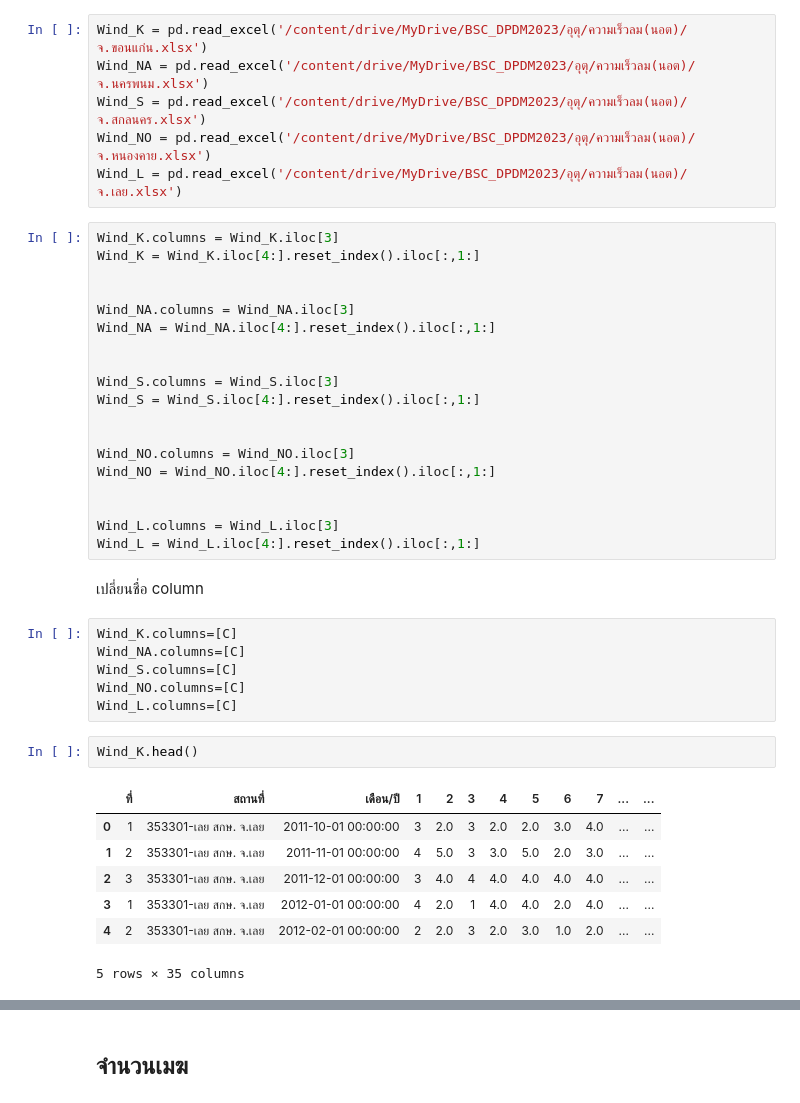
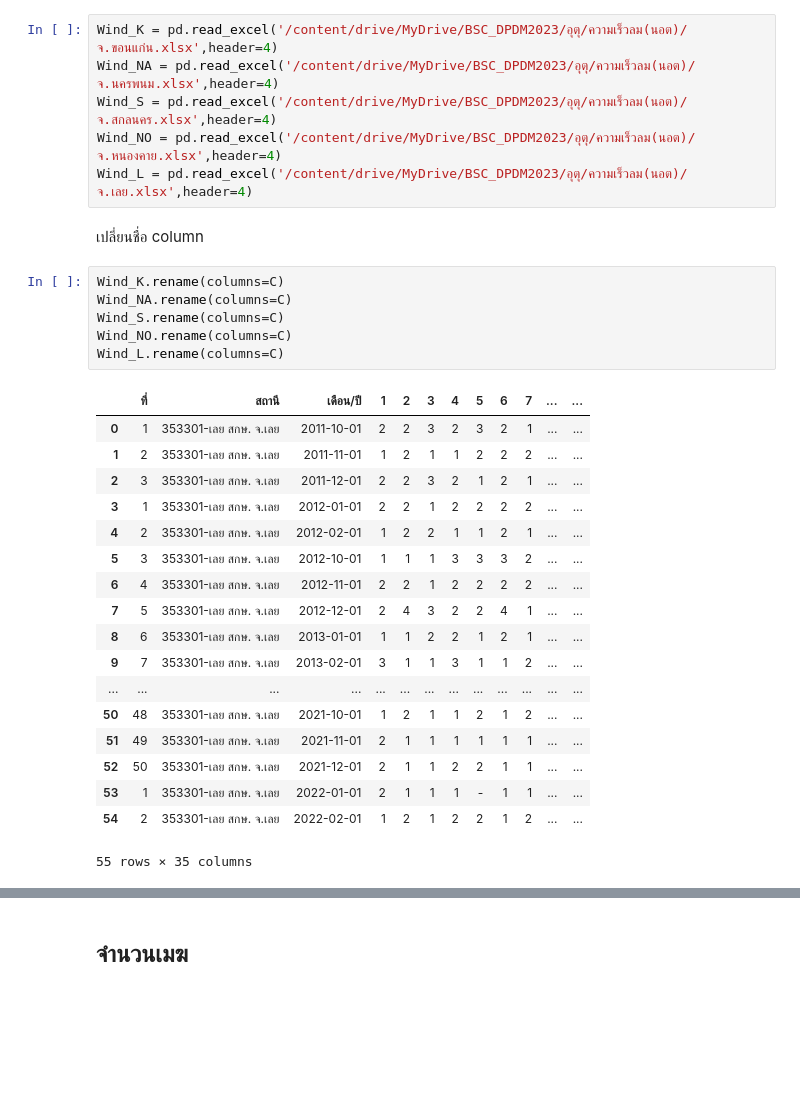
Before and after one commit to kitiluck/BSC_DPDM23, a Jupyter notebook: midterm_bscdpdm23.ipynb, the cells around one changed output, grey strips where cells are left out. Drawn from its saved outputs; the diff is of its cells as text; blank space fills up the shorter version.

```diff
--- a/midterm_bscdpdm23.ipynb
+++ b/midterm_bscdpdm23.ipynb
@@ -215,45 +103,35 @@ Rhum_L.head()
 # %% [markdown]
 ## ความเร็วลม
 # %%
-Wind_K = pd.read_excel('/content/drive/MyDrive/BSC_DPDM2023/อุตุ/ความเร็วลม(นอต)/จ.ขอนแก่น.xlsx')
-Wind_NA = pd.read_excel('/content/drive/MyDrive/BSC_DPDM2023/อุตุ/ความเร็วลม(นอต)/จ.นครพนม.xlsx')
-Wind_S = pd.read_excel('/content/drive/MyDrive/BSC_DPDM2023/อุตุ/ความเร็วลม(นอต)/จ.สกลนคร.xlsx')
-Wind_NO = pd.read_excel('/content/drive/MyDrive/BSC_DPDM2023/อุตุ/ความเร็วลม(นอต)/จ.หนองคาย.xlsx')
-Wind_L = pd.read_excel('/content/drive/MyDrive/BSC_DPDM2023/อุตุ/ความเร็วลม(นอต)/จ.เลย.xlsx')
+Wind_K = pd.read_excel('/content/drive/MyDrive/BSC_DPDM2023/อุตุ/ความเร็วลม(นอต)/จ.ขอนแก่น.xlsx',header=4)
+Wind_NA = pd.read_excel('/content/drive/MyDrive/BSC_DPDM2023/อุตุ/ความเร็วลม(นอต)/จ.นครพนม.xlsx',header=4)
+Wind_S = pd.read_excel('/content/drive/MyDrive/BSC_DPDM2023/อุตุ/ความเร็วลม(นอต)/จ.สกลนคร.xlsx',header=4)
+Wind_NO = pd.read_excel('/content/drive/MyDrive/BSC_DPDM2023/อุตุ/ความเร็วลม(นอต)/จ.หนองคาย.xlsx',header=4)
+Wind_L = pd.read_excel('/content/drive/MyDrive/BSC_DPDM2023/อุตุ/ความเร็วลม(นอต)/จ.เลย.xlsx',header=4)
-# %%
-Wind_K.columns = Wind_K.iloc[3]
-Wind_K = Wind_K.iloc[4:].reset_index().iloc[:,1:]
-
-
-Wind_NA.columns = Wind_NA.iloc[3]
-Wind_NA = Wind_NA.iloc[4:].reset_index().iloc[:,1:]
-
-
-Wind_S.columns = Wind_S.iloc[3]
-Wind_S = Wind_S.iloc[4:].reset_index().iloc[:,1:]
-
-
-Wind_NO.columns = Wind_NO.iloc[3]
-Wind_NO = Wind_NO.iloc[4:].reset_index().iloc[:,1:]
-
-
-Wind_L.columns = Wind_L.iloc[3]
-Wind_L = Wind_L.iloc[4:].reset_index().iloc[:,1:]
 # %% [markdown]
 เปลี่ยนชื่อ column
 # %%
-Wind_K.columns=[C]
-Wind_NA.columns=[C]
-Wind_S.columns=[C]
-Wind_NO.columns=[C]
-Wind_L.columns=[C]
+Wind_K.rename(columns=C)
+Wind_NA.rename(columns=C)
+Wind_S.rename(columns=C)
+Wind_NO.rename(columns=C)
+Wind_L.rename(columns=C)
+# %% [output]
+|  | ที่ | สถานี | เดือน/ปี | 1 | 2 | 3 | 4 | 5 | 6 | 7 | ... | ... |
+| 0 | 1 | 353301-เลย สกษ. จ.เลย | 2011-10-01 | 2 | 2 | 3 | 2 | 3 | 2 | 1 | ... | ... |
+| 1 | 2 | 353301-เลย สกษ. จ.เลย | 2011-11-01 | 1 | 2 | 1 | 1 | 2 | 2 | 2 | ... | ... |
+| 2 | 3 | 353301-เลย สกษ. จ.เลย | 2011-12-01 | 2 | 2 | 3 | 2 | 1 | 2 | 1 | ... | ... |
+| 3 | 1 | 353301-เลย สกษ. จ.เลย | 2012-01-01 | 2 | 2 | 1 | 2 | 2 | 2 | 2 | ... | ... |
+| 4 | 2 | 353301-เลย สกษ. จ.เลย | 2012-02-01 | 1 | 2 | 2 | 1 | 1 | 2 | 1 | ... | ... |
+| 5 | 3 | 353301-เลย สกษ. จ.เลย | 2012-10-01 | 1 | 1 | 1 | 3 | 3 | 3 | 2 | ... | ... |
+| 6 | 4 | 353301-เลย สกษ. จ.เลย | 2012-11-01 | 2 | 2 | 1 | 2 | 2 | 2 | 2 | ... | ... |
+| 7 | 5 | 353301-เลย สกษ. จ.เลย | 2012-12-01 | 2 | 4 | 3 | 2 | 2 | 4 | 1 | ... | ... |
+| 8 | 6 | 353301-เลย สกษ. จ.เลย | 2013-01-01 | 1 | 1 | 2 | 2 | 1 | 2 | 1 | ... | ... |
+| 9 | 7 | 353301-เลย สกษ. จ.เลย | 2013-02-01 | 3 | 1 | 1 | 3 | 1 | 1 | 2 | ... | ... |
+| ... | ... | ... | ... | ... | ... | ... | ... | ... | ... | ... | ... | ... |
+| 50 | 48 | 353301-เลย สกษ. จ.เลย | 2021-10-01 | 1 | 2 | 1 | 1 | 2 | 1 | 2 | ... | ... |
+| 51 | 49 | 353301-เลย สกษ. จ.เลย | 2021-11-01 | 2 | 1 | 1 | 1 | 1 | 1 | 1 | ... | ... |
+| 52 | 50 | 353301-เลย สกษ. จ.เลย | 2021-12-01 | 2 | 1 | 1 | 2 | 2 | 1 | 1 | ... | ... |
+| 53 | 1 | 353301-เลย สกษ. จ.เลย | 2022-01-01 | 2 | 1 | 1 | 1 | - | 1 | 1 | ... | ... |
+| 54 | 2 | 353301-เลย สกษ. จ.เลย | 2022-02-01 | 1 | 2 | 1 | 2 | 2 | 1 | 2 | ... | ... |
+55 rows × 35 columns
-# %%
-Wind_K.head()
-# %% [output]
-|  | ที่ | สถานที่ | เดือน/ปี | 1 | 2 | 3 | 4 | 5 | 6 | 7 | ... | ... |
-| 0 | 1 | 353301-เลย สกษ. จ.เลย | 2011-10-01 00:00:00 | 3 | 2.0 | 3 | 2.0 | 2.0 | 3.0 | 4.0 | ... | ... |
-| 1 | 2 | 353301-เลย สกษ. จ.เลย | 2011-11-01 00:00:00 | 4 | 5.0 | 3 | 3.0 | 5.0 | 2.0 | 3.0 | ... | ... |
-| 2 | 3 | 353301-เลย สกษ. จ.เลย | 2011-12-01 00:00:00 | 3 | 4.0 | 4 | 4.0 | 4.0 | 4.0 | 4.0 | ... | ... |
-| 3 | 1 | 353301-เลย สกษ. จ.เลย | 2012-01-01 00:00:00 | 4 | 2.0 | 1 | 4.0 | 4.0 | 2.0 | 4.0 | ... | ... |
-| 4 | 2 | 353301-เลย สกษ. จ.เลย | 2012-02-01 00:00:00 | 2 | 2.0 | 3 | 2.0 | 3.0 | 1.0 | 2.0 | ... | ... |
-5 rows × 35 columns
```
Also changed, not shown: parts of 59 cells of this notebook.
